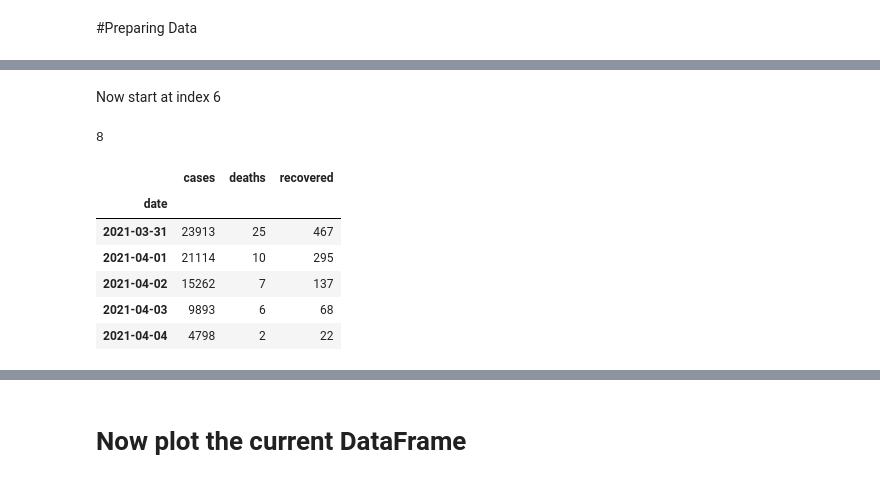
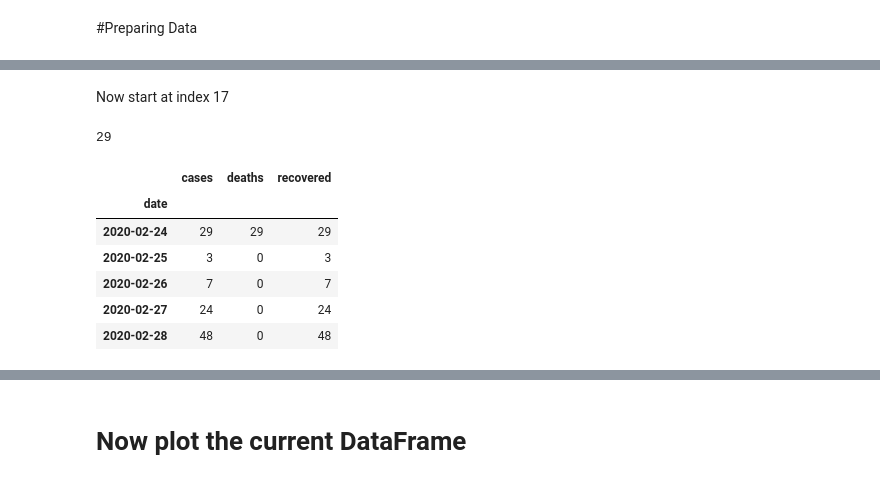
Before and after one commit to rjimpervious/covid_predictor, a Jupyter notebook: covid_predictor.ipynb, the cells around one changed output, grey strips where cells are left out. Saved outputs shown, nothing was run; the diff lists cells and outputs as text; code cells hidden in the pictures.

```diff
--- a/covid_predictor.ipynb
+++ b/covid_predictor.ipynb
@@ -33,22 +33,22 @@ base
 # %% [markdown]
-Now start at index 6
+Now start at index 17
 # %%
 # Get the sum of the cases until to index 16
-df["cases"][:6].sum()
+df["cases"][:17].sum()
 # %% [output]
-8
+29
 # %%
-# Now start at index 6
-df = df[16:]
+# Now start at index 16
+df = df[17:]
 # %%
-df.tail()
+df.head()
 # %% [output]
 |  | cases | deaths | recovered |
 | date |  |  |  |
-| 2021-03-31 | 23913 | 25 | 467 |
-| 2021-04-01 | 21114 | 10 | 295 |
-| 2021-04-02 | 15262 | 7 | 137 |
-| 2021-04-03 | 9893 | 6 | 68 |
-| 2021-04-04 | 4798 | 2 | 22 |
+| 2020-02-24 | 29 | 29 | 29 |
+| 2020-02-25 | 3 | 0 | 3 |
+| 2020-02-26 | 7 | 0 | 7 |
+| 2020-02-27 | 24 | 0 | 24 |
+| 2020-02-28 | 48 | 0 | 48 |
 # %%
 # change to value of index 0 (previously index 6) to sum of the previous values
```
Also changed, not shown: parts of 13 cells of this notebook.
